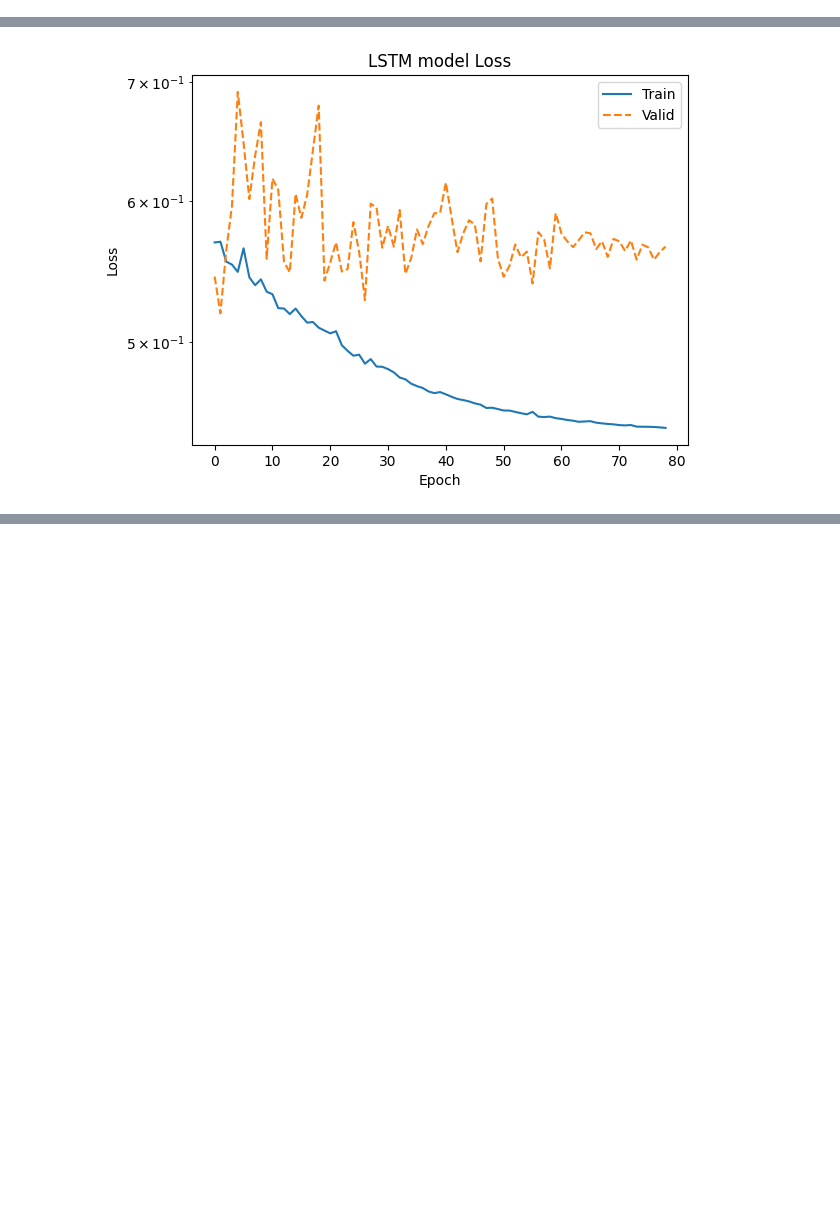
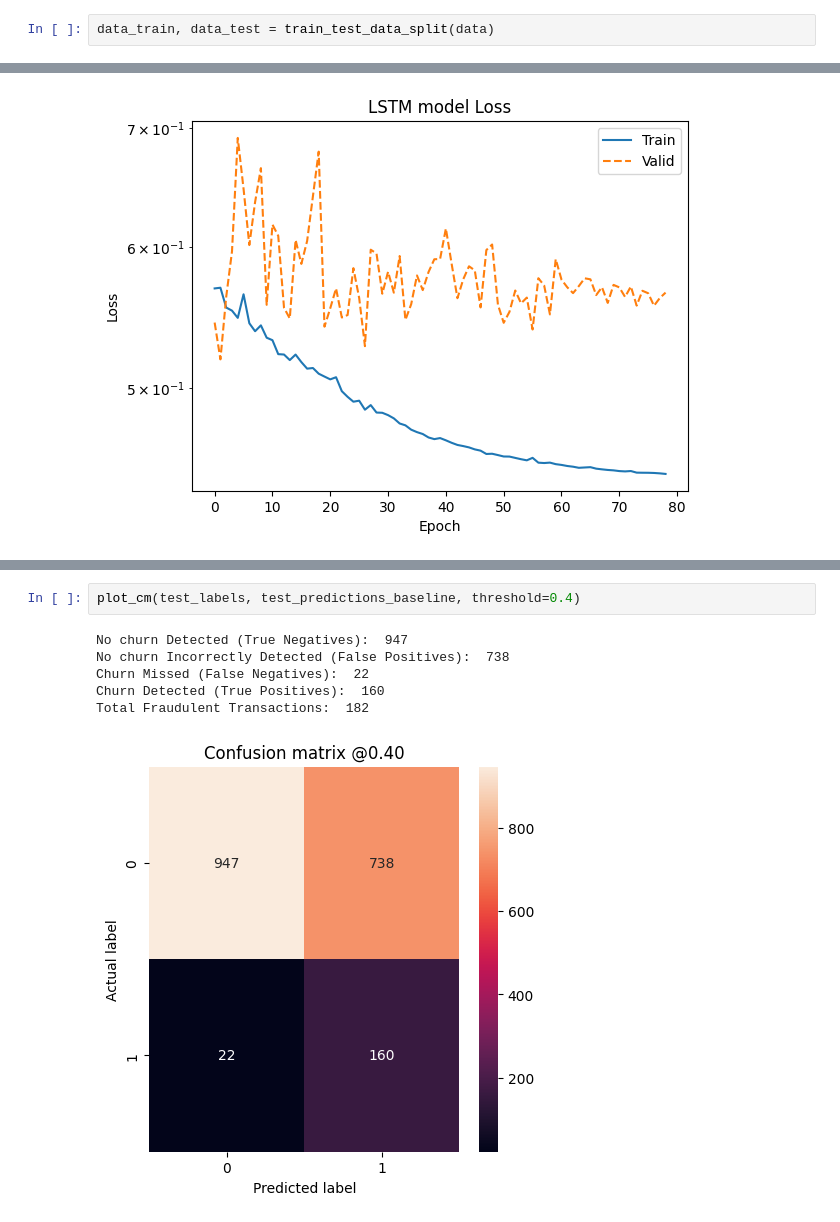
Before and after one commit to YaninaK/churn-prediction, a Jupyter notebook: notebooks/02_Baseline_model_NN.ipynb, the cells around one changed output, grey strips where cells are left out. Drawn from its saved outputs; the diff is of its cells as text; blank space fills up the shorter version.

```diff
--- a/notebooks/02_Baseline_model_NN.ipynb
+++ b/notebooks/02_Baseline_model_NN.ipynb
@@ -65,6 +73,8 @@ dtypes: float64(3), int64(16), object(10)
 memory usage: 4.5+ MB
 # %% [markdown]
 ## 2. Подготовка данных
+# %%
+data_train, data_test = train_test_data_split(data)
 # %%
 (
     lstm_artifacts, nn_model_dataset, selected_features,
@@ -205,0 +260,9 @@ prc : 0.14953283965587616
+# %%
+plot_cm(test_labels, test_predictions_baseline, threshold=0.4)
+# %% [output]
+No churn Detected (True Negatives):  947
+No churn Incorrectly Detected (False Positives):  738
+Churn Missed (False Negatives):  22
+Churn Detected (True Positives):  160
+Total Fraudulent Transactions:  182
+[figure, added]
```
Also changed, not shown: parts of 16 cells of this notebook.
